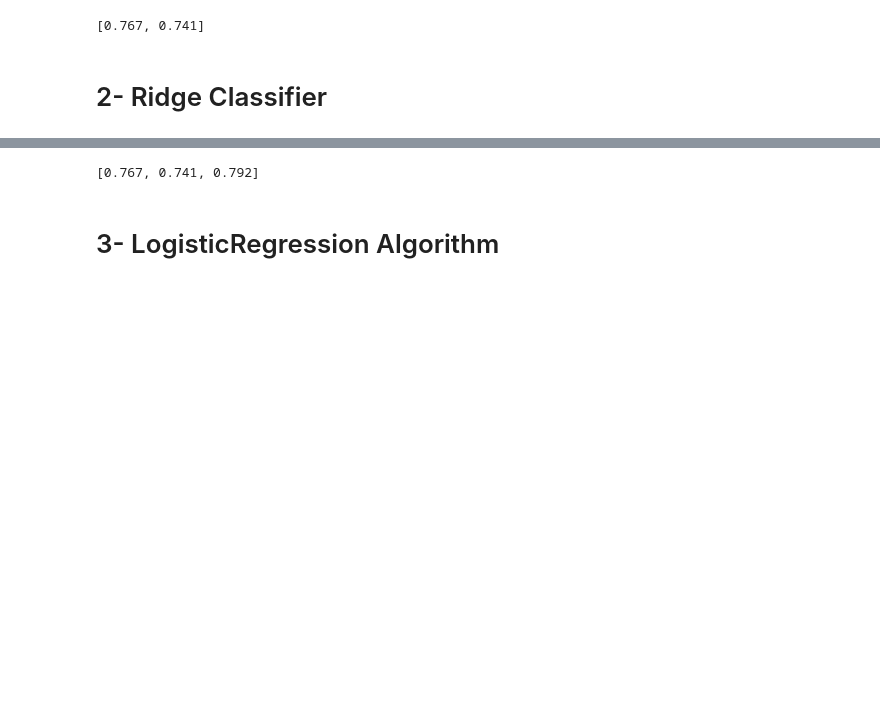
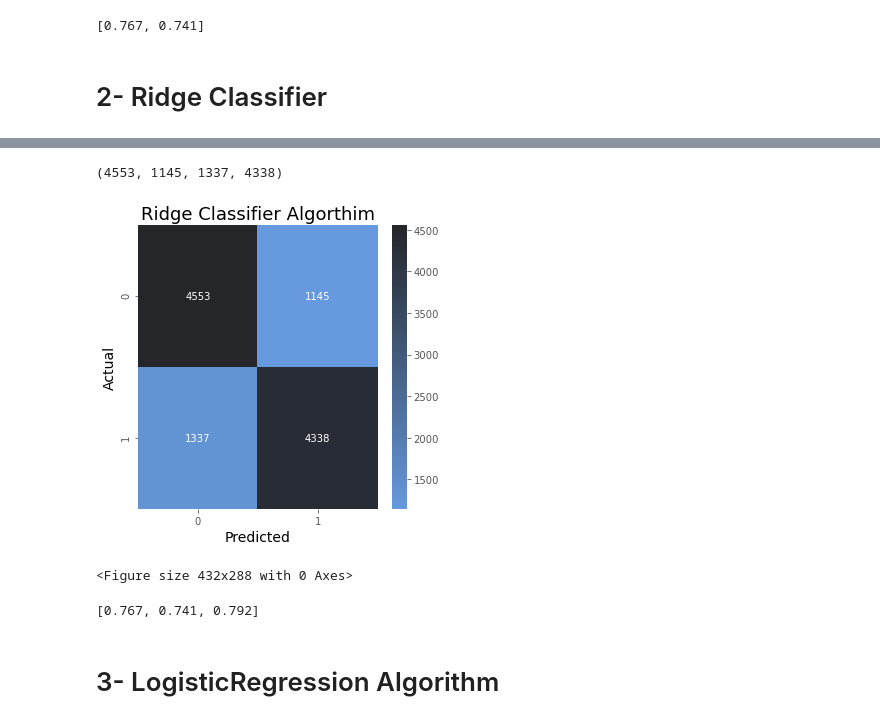
Before and after one commit to marwahfaraj/Arabic-twittes-sentiment-analysis, a Jupyter notebook: capstone2.ipynb, the cells around one changed output, grey strips where cells are left out. Saved outputs shown, nothing was run; the diff lists cells and outputs as text; code cells hidden in the pictures; blank space fills up the shorter version.

```diff
--- a/capstone2.ipynb
+++ b/capstone2.ipynb
@@ -850,3 +864,23 @@ F1= 0.790
+# %%
+tn, fp, fn, tp = confusion_matrix(y_test, y_pred).ravel()
+tn, fp, fn, tp
+# %% [output]
+(4553, 1145, 1337, 4338)
+# %%
+fig, ax = plt.subplots(1, figsize = (5,5))
+hm=sns.dark_palette("#69d", reverse=True, as_cmap=True)
+sns.heatmap([[tn, fp], [fn, tp]], annot=True,fmt="d", cmap=hm)
+ax.set_title('Ridge Classifier Algorthim', fontsize=18)
+ax.set_xlabel('Predicted', fontsize=14, color='black')
+ax.set_ylabel('Actual', fontsize=14, color='black')
+fig1 = plt.gcf()
+plt.tight_layout()
+plt.show()
+plt.draw()
+fig1.savefig('image/ridge_classifier_cm.jpg', dpi=100);
+# %% [output]
+[figure, added]
+<Figure size 432x288 with 0 Axes>
 # %%
 scores.append(round(rc_1, 3))
 scores
```
Also changed, not shown: parts of 32 cells of this notebook, 6 other files.
